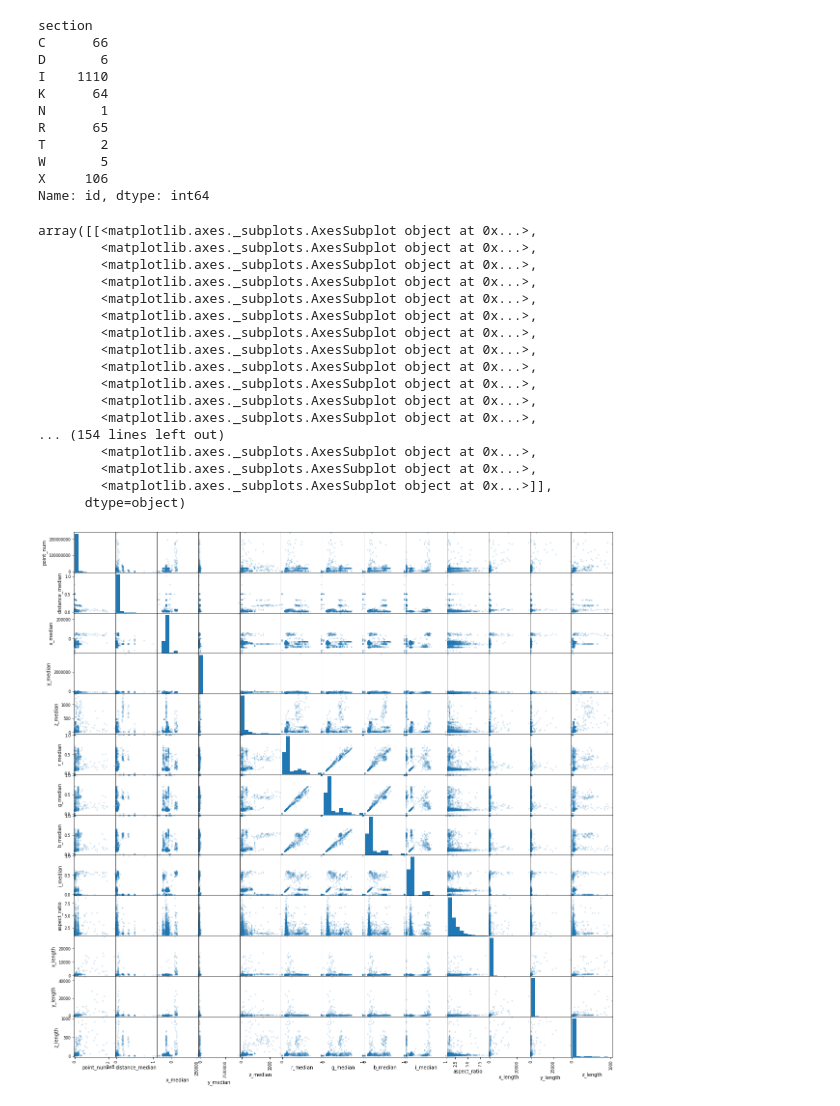
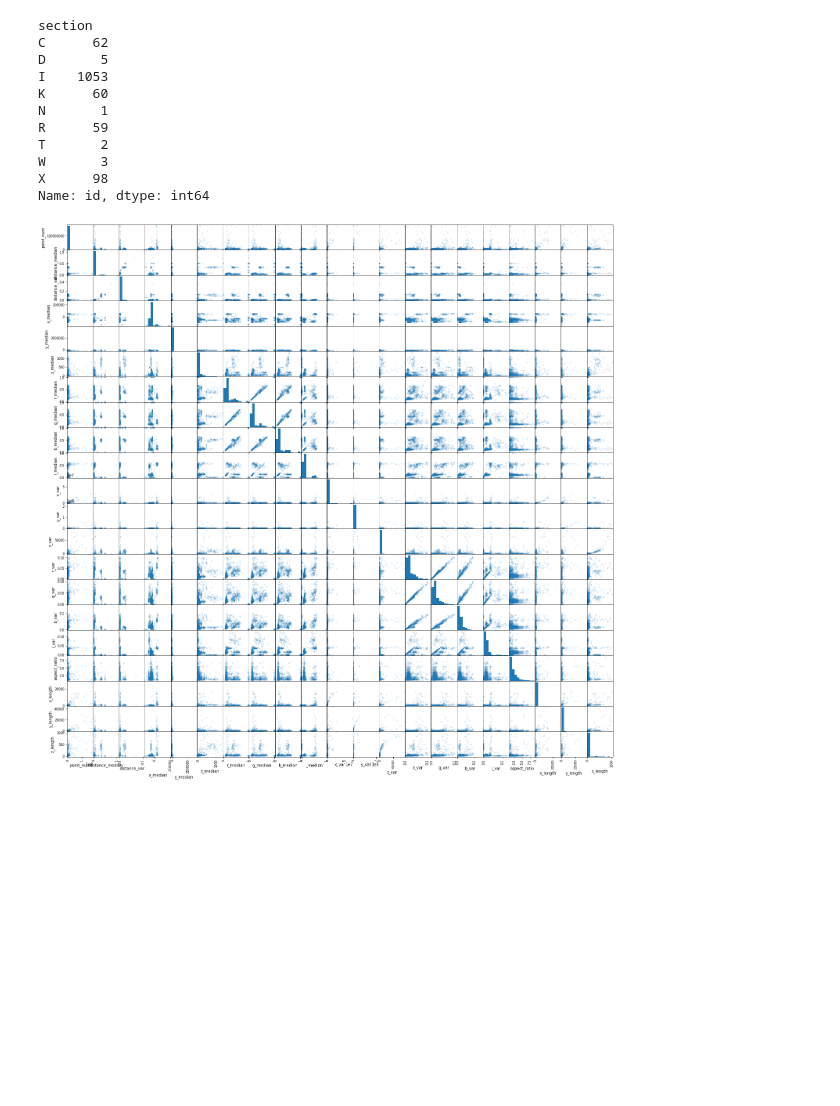
Before and after one commit to sekilab/lastomesh, a Jupyter notebook: notebooks/analyze_metrics.ipynb, the cells around one changed output. Cells and saved outputs as stored; diff of their text form; code cells hidden in the pictures; blank space fills up the shorter version.

```diff
--- a/notebooks/analyze_metrics.ipynb
+++ b/notebooks/analyze_metrics.ipynb
@@ -6,7 +6,7 @@ import matplotlib.pyplot as plt
 from pylab import rcParams
 rcParams['figure.figsize'] = 10,10
 # %%
-pcd_stat_files = glob.glob('../tmp/collect20200507/*.json')
+pcd_stat_files = glob.glob('../tmp/stat20200517/*.json')
 pcd_stats = []
 for filepath in pcd_stat_files:
     with open(filepath, 'r') as f:
@@ -25,7 +25,7 @@ for filepath in pcd_stat_files:
         metrics = stat_data['metrics']['value']
         flatten_metrics = {}
         for k, v in metrics.items():
-            for m in ['mean', 'median', 'max', 'min']:
+            for m in ['mean', 'median', 'max', 'min', 'var']:
                 merged_key = '{}_{}'.format(k,m)
                 flatten_metrics[merged_key] = v[m]
         pcd_stat.update(flatten_metrics)
@@ -58,57 +58,43 @@ df_pcd_stats['aspect_ratio'] = df_pcd_stats.apply(lambda x: max(x['xy_ratio'], x
 df_pcd_stats.groupby('section').count()['id']
 # %% [output]
 section
-C      66
-D       6
-I    1110
-K      64
+C      62
+D       5
+I    1053
+K      60
 N       1
-R      65
+R      59
 T       2
-W       5
-X     106
+W       3
+X      98
 Name: id, dtype: int64
 # %%
 target_colums = [
     'point_num',
     'distance_median',
-#     'x_mean',
-#     'y_mean',
-#     'z_mean',
-#     'r_mean',
-#     'g_mean',
-#     'b_mean',
-#     'i_mean',
+    'distance_var',
     'x_median',
     'y_median',
     'z_median',
     'r_median',
     'g_median',
     'b_median',
     'i_median',
+    'x_var',
+    'y_var',
+    'z_var',
+    'r_var',
+    'g_var',
+    'b_var',
+    'i_var',
     'aspect_ratio',
     'x_length',
     'y_length',
     'z_length',
 ]
+rcParams['figure.figsize'] = 25, 25
 pd.plotting.scatter_matrix(df_pcd_stats[target_colums], alpha=0.2)
+plt.savefig("scatter_matrix.png", format="png",dpi=900)
 # %% [output]
-array([[<matplotlib.axes._subplots.AxesSubplot object at 0x...>,
-        <matplotlib.axes._subplots.AxesSubplot object at 0x...>,
-        <matplotlib.axes._subplots.AxesSubplot object at 0x...>,
-        <matplotlib.axes._subplots.AxesSubplot object at 0x...>,
-        <matplotlib.axes._subplots.AxesSubplot object at 0x...>,
-        <matplotlib.axes._subplots.AxesSubplot object at 0x...>,
-        <matplotlib.axes._subplots.AxesSubplot object at 0x...>,
-        <matplotlib.axes._subplots.AxesSubplot object at 0x...>,
-        <matplotlib.axes._subplots.AxesSubplot object at 0x...>,
-        <matplotlib.axes._subplots.AxesSubplot object at 0x...>,
-        <matplotlib.axes._subplots.AxesSubplot object at 0x...>,
-        <matplotlib.axes._subplots.AxesSubplot object at 0x...>,
-... (154 lines left out)
-        <matplotlib.axes._subplots.AxesSubplot object at 0x...>,
-        <matplotlib.axes._subplots.AxesSubplot object at 0x...>,
-        <matplotlib.axes._subplots.AxesSubplot object at 0x...>]],
-      dtype=object)
-[figure, old version]
+[figure, new version]
 # %%
```
Also changed, not shown: parts of 4 cells of this notebook, 2 other files.
